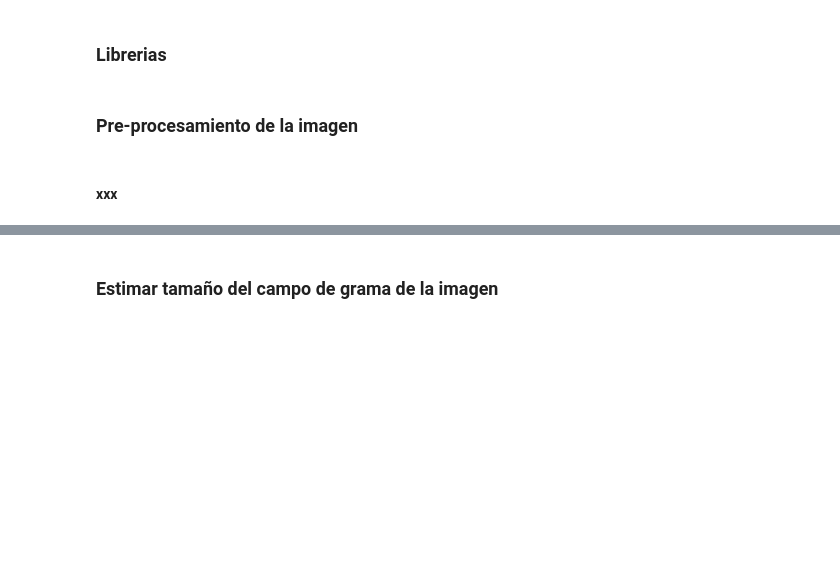
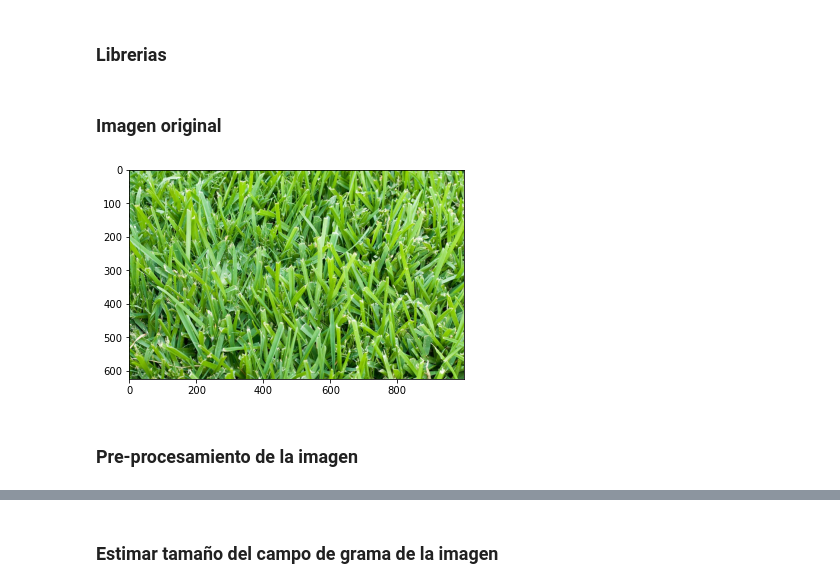
Before and after one commit to nettok/cv2-contar-grama, a Jupyter notebook: experimento02.ipynb, the cells around one changed output, grey strips where cells are left out. Cells and saved outputs as stored; diff of their text form; code cells hidden in the pictures; blank space fills up the shorter version.

```diff
--- a/experimento02.ipynb
+++ b/experimento02.ipynb
@@ -19,7 +19,12 @@ from util import read_jpg, plt_show, as_grayscale
 
 import numpy as np
 import cv2
+# %% [markdown]
+### Imagen original
+# %%
+img = read_jpg("grama1")
+plt_show(img)
+# %% [output]
+[figure, added]
 # %% [markdown]
 ### Pre-procesamiento de la imagen
-# %% [markdown]
-#### xxx
```
Also changed, not shown: parts of 9 cells of this notebook.
